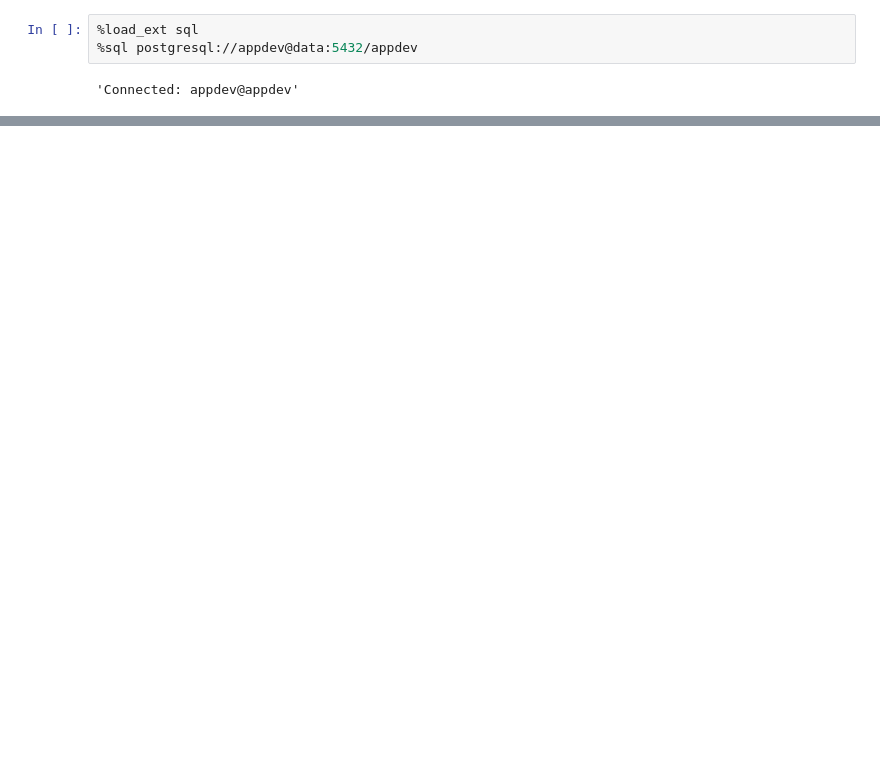
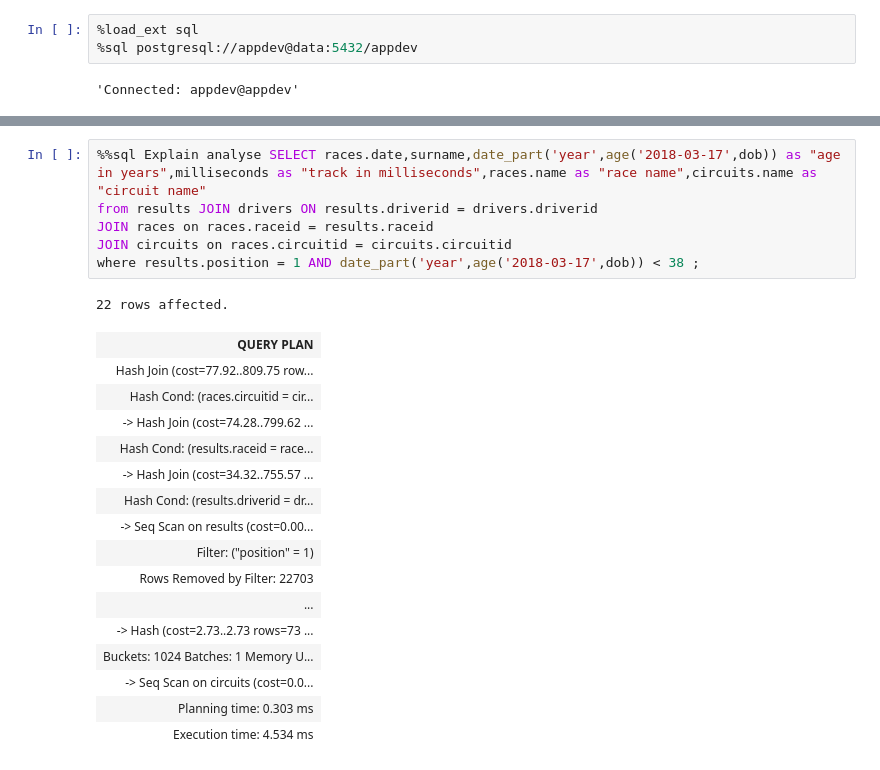
Before and after one commit to Thug-Lyfe/database_ass_6, a Jupyter notebook: database_ass_6.ipynb, the cells around one changed output, grey strips where cells are left out. Cells and saved outputs as stored; diff of their text form; blank space fills up the shorter version.

```diff
--- a/database_ass_6.ipynb
+++ b/database_ass_6.ipynb
@@ -5,0 +38,24 @@
+# %%
+%%sql Explain analyse SELECT races.date,surname,date_part('year',age('2018-03-17',dob)) as "age in years",milliseconds as "track in milliseconds",races.name as "race name",circuits.name as "circuit name"
+from results JOIN drivers ON results.driverid = drivers.driverid
+JOIN races on races.raceid = results.raceid
+JOIN circuits on races.circuitid = circuits.circuitid
+where results.position = 1 AND date_part('year',age('2018-03-17',dob)) < 38 ;
+# %% [output]
+22 rows affected.
+| QUERY PLAN |
+| Hash Join (cost=77.92..809.75 row... |
+| Hash Cond: (races.circuitid = cir... |
+| -> Hash Join (cost=74.28..799.62 ... |
+| Hash Cond: (results.raceid = race... |
+| -> Hash Join (cost=34.32..755.57 ... |
+| Hash Cond: (results.driverid = dr... |
+| -> Seq Scan on results (cost=0.00... |
+| Filter: ("position" = 1) |
+| Rows Removed by Filter: 22703 |
+| ... |
+| -> Hash (cost=2.73..2.73 rows=73 ... |
+| Buckets: 1024 Batches: 1 Memory U... |
+| -> Seq Scan on circuits (cost=0.0... |
+| Planning time: 0.303 ms |
+| Execution time: 4.534 ms |
```
Also changed, not shown: parts of 5 cells of this notebook.
